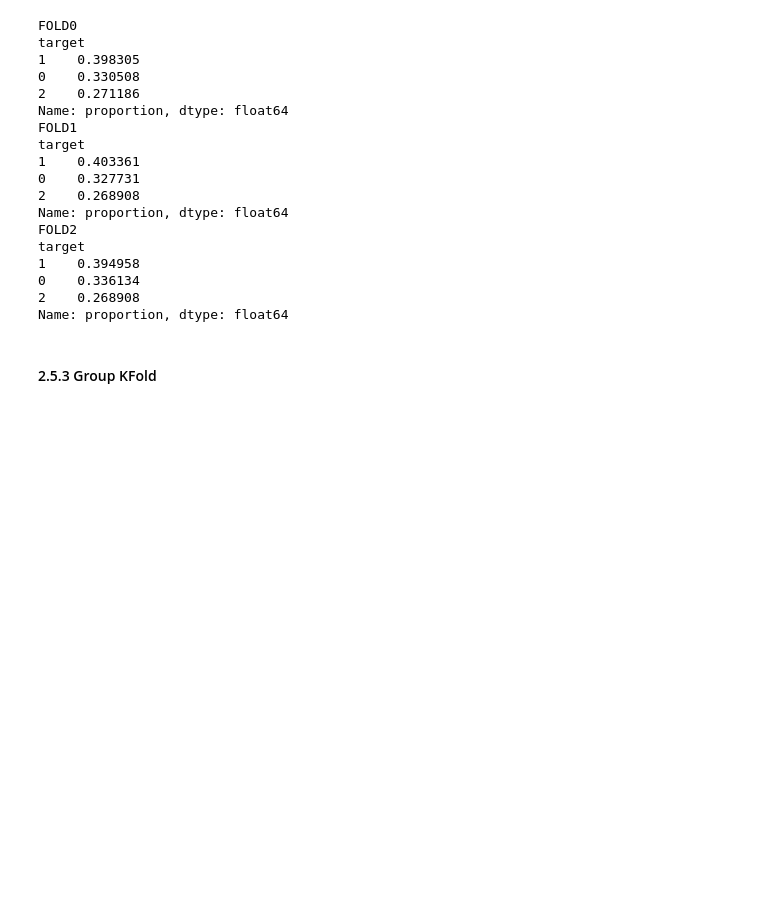
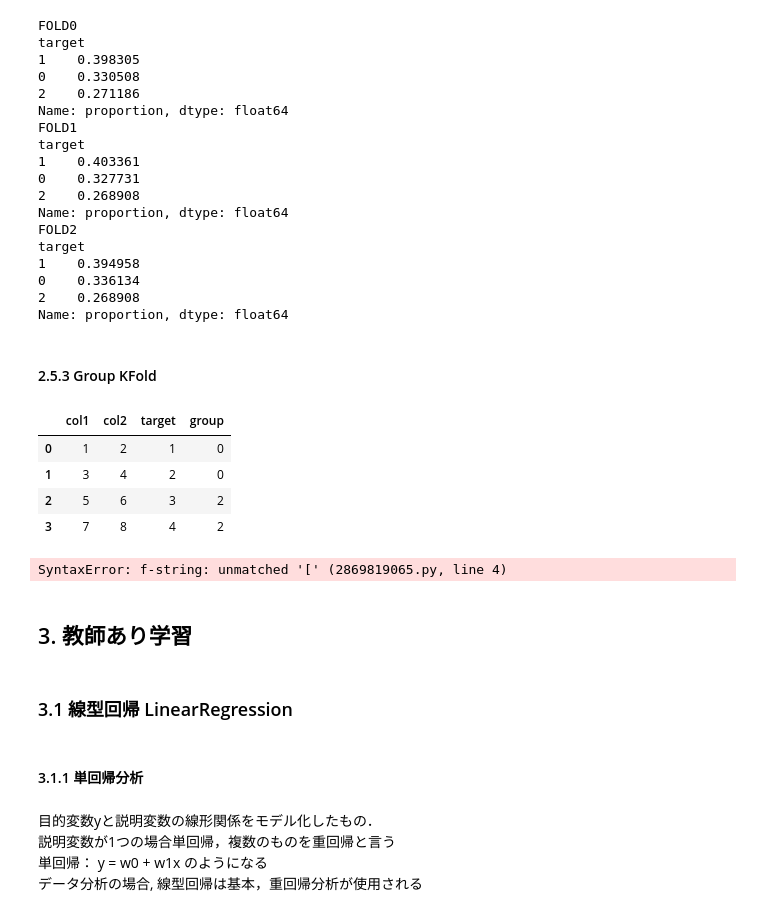
Before and after one commit to akiyoshi777/data_analysis, a Jupyter notebook: sklearn.ipynb, the cells around one changed output. Drawn from its saved outputs; the diff is of its cells as text; code cells hidden in the pictures; blank space fills up the shorter version.

```diff
--- a/sklearn.ipynb
+++ b/sklearn.ipynb
@@ -472,3 +470,34 @@ target
 Name: proportion, dtype: float64
 # %% [markdown]
 #### 2.5.3 Group KFold
+# %%
+from sklearn.model_selection import GroupKFold
+
+df = pd.DataFrame([[1, 2], [3, 4], [5, 6], [7, 8]], columns=['col1', 'col2'])
+df['target'] = [1,2,3,4]
+df['group'] = [0, 0, 2, 2]
+df
+# %% [output]
+|  | col1 | col2 | target | group |
+| 0 | 1 | 2 | 1 | 0 |
+| 1 | 3 | 4 | 2 | 0 |
+| 2 | 5 | 6 | 3 | 2 |
+| 3 | 7 | 8 | 4 | 2 |
+# %%
+kf = GroupKFold(n_splits=2)
+for fold, (train_index, test_index) in enumerate(kf.split(df[['col1', 'col2']], df['target'], df['group'])):
+    print(f'FOLD{fold}')
+    print(f'trainデータ{df.iloc[train_index]['group']}')
+# %% [output]
+SyntaxError: f-string: unmatched '[' (2869819065.py, line 4)
+# %% [markdown]
+## 3. 教師あり学習
+# %% [markdown]
+### 3.1 線型回帰 LinearRegression
+# %% [markdown]
+#### 3.1.1 単回帰分析
+# %% [markdown]
+目的変数yと説明変数の線形関係をモデル化したもの．<br>
+説明変数が1つの場合単回帰，複数のものを重回帰と言う<br>
+単回帰： y = w0 + w1x のようになる<br>
+データ分析の場合, 線型回帰は基本，重回帰分析が使用される<br>
```
Also changed, not shown: parts of 66 cells of this notebook, 1 other file.
